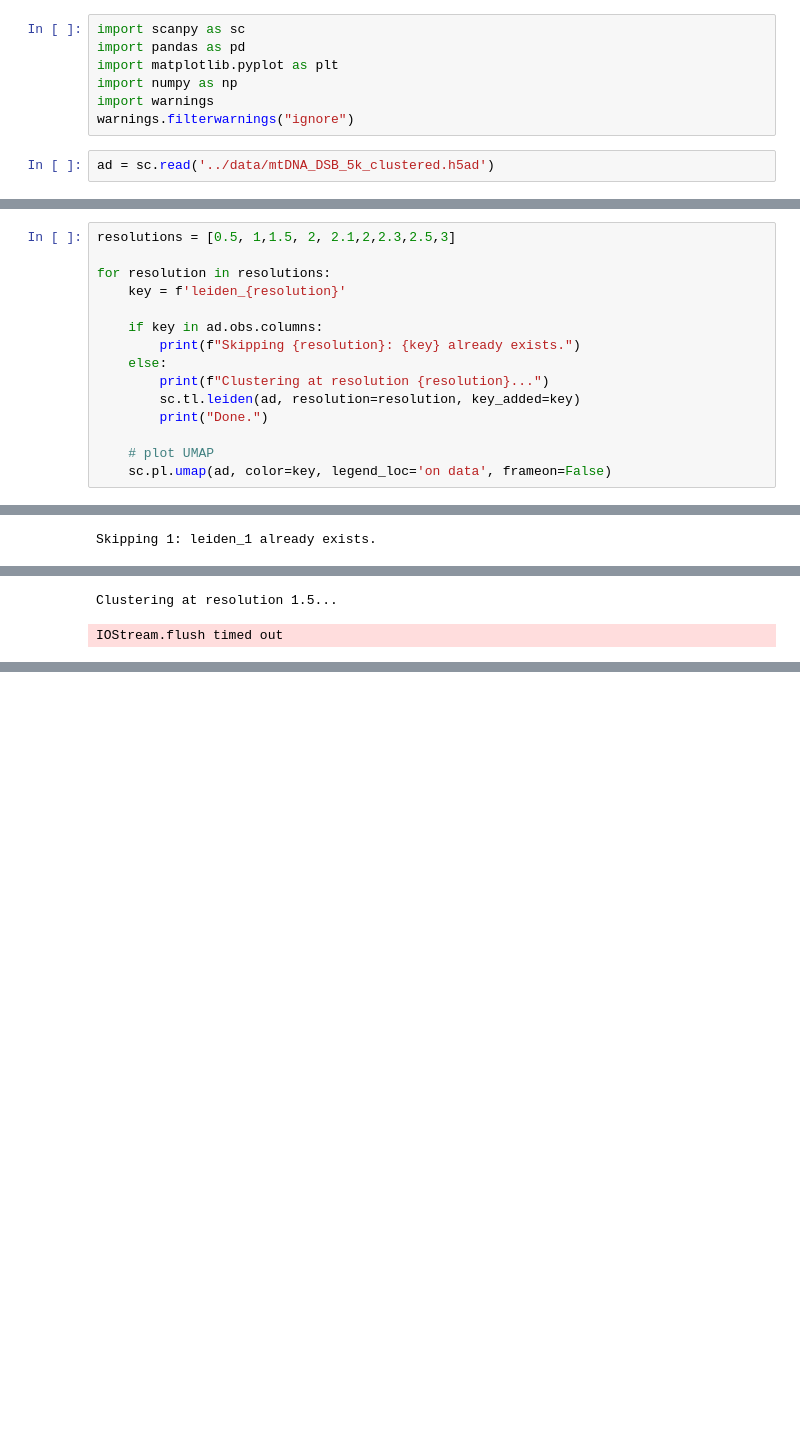
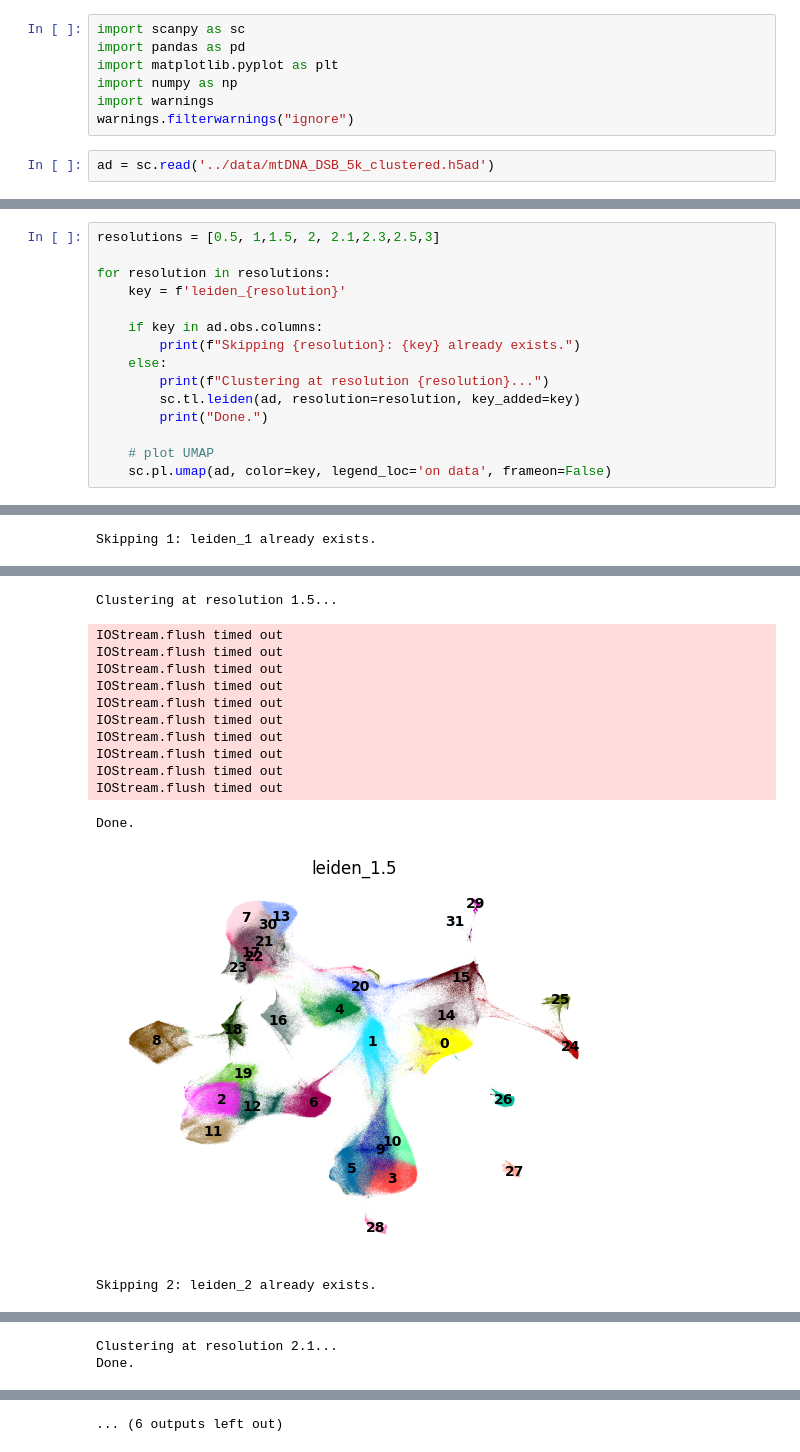
Before and after one commit to christoffermattssonlangseth/oligo-mtDSB, a Jupyter notebook: notebooks-02/01_clustering-take2.ipynb, the cells around one changed output, grey strips where cells are left out. Saved outputs shown, nothing was run; the diff lists cells and outputs as text; blank space fills up the shorter version.

Commit message:
adding notebook on new clustering

```diff
--- a/notebooks-02/01_clustering-take2.ipynb
+++ b/notebooks-02/01_clustering-take2.ipynb
@@ -10,22 +20,34 @@ ad = sc.read('../data/mtDNA_DSB_5k_clustered.h5ad')
 # %%
-resolutions = [0.5, 1,1.5, 2, 2.1,2,2.3,2.5,3]
+resolutions = [0.5, 1,1.5, 2, 2.1,2.3,2.5,3]
 
 for resolution in resolutions:
     key = f'leiden_{resolution}'
 
     if key in ad.obs.columns:
         print(f"Skipping {resolution}: {key} already exists.")
     else:
         print(f"Clustering at resolution {resolution}...")
         sc.tl.leiden(ad, resolution=resolution, key_added=key)
         print("Done.")
 
     # plot UMAP
     sc.pl.umap(ad, color=key, legend_loc='on data', frameon=False)
 # %% [output]
 Skipping 0.5: leiden_0.5 already exists.
 [figure]
 Skipping 1: leiden_1 already exists.
 [figure]
 Clustering at resolution 1.5...
 IOStream.flush timed out
+IOStream.flush timed out
+IOStream.flush timed out
+IOStream.flush timed out
+IOStream.flush timed out
+IOStream.flush timed out
+IOStream.flush timed out
+IOStream.flush timed out
+IOStream.flush timed out
+IOStream.flush timed out
+Done.
+[figure, added]
+Skipping 2: leiden_2 already exists.
@@ -31,0 +55,2 @@ IOStream.flush timed out
+Clustering at resolution 2.1...
+Done.
@@ -31,0 +58 @@ IOStream.flush timed out
+... (6 outputs left out)
```
Also changed, not shown: parts of 3 cells of this notebook, 4 other files.
